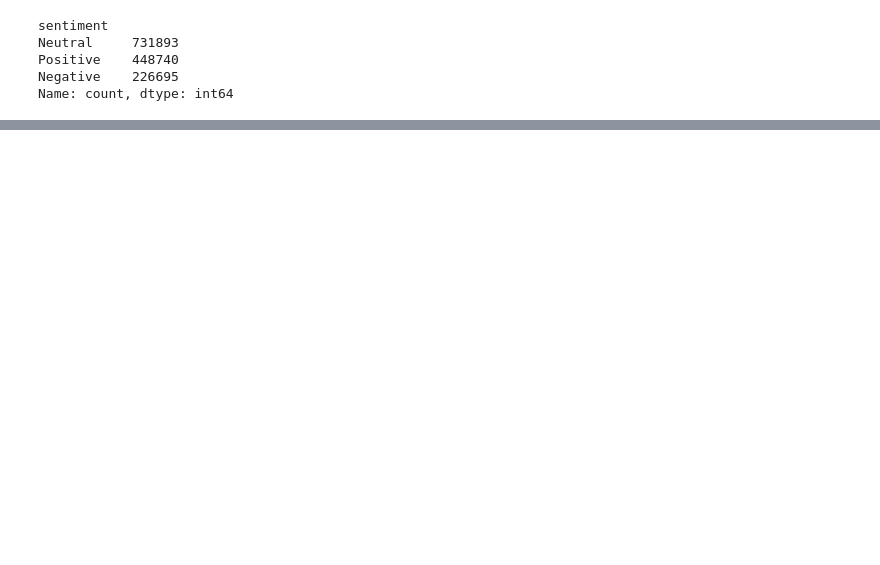
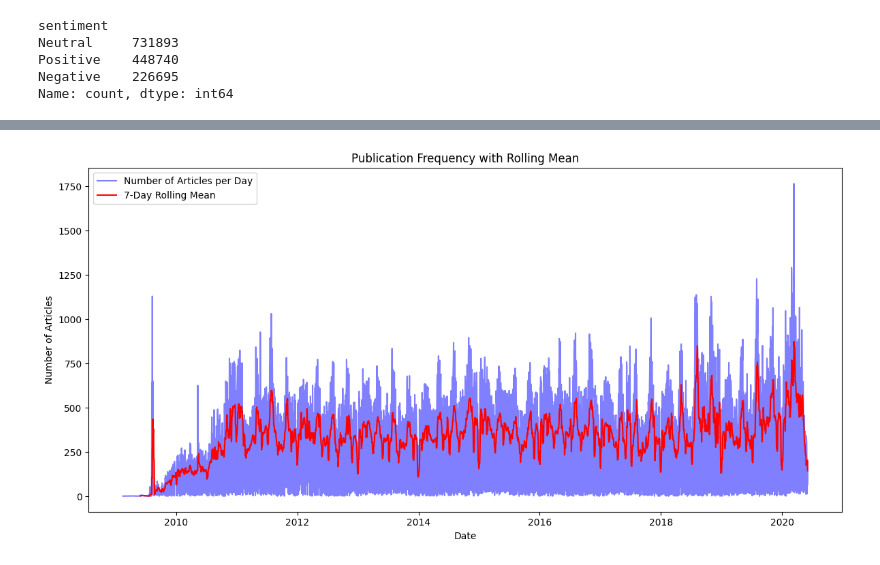
Before and after one commit to chalasimon/financial-news-sentiment-analysis, a Jupyter notebook: notebooks/task1.ipynb, the cells around one changed output, grey strips where cells are left out. Saved outputs shown, nothing was run; the diff lists cells and outputs as text; code cells hidden in the pictures; blank space fills up the shorter version.

```diff
--- a/notebooks/task1.ipynb
+++ b/notebooks/task1.ipynb
@@ -209,0 +281,5 @@ Name: count, dtype: int64
+# %%
+# Plot rolling mean to identify spikes
+tsa.plot_rolling_mean(window=7)
+# %% [output]
+[figure, added]
```
Also changed, not shown: parts of 13 cells of this notebook, 1 other file.
